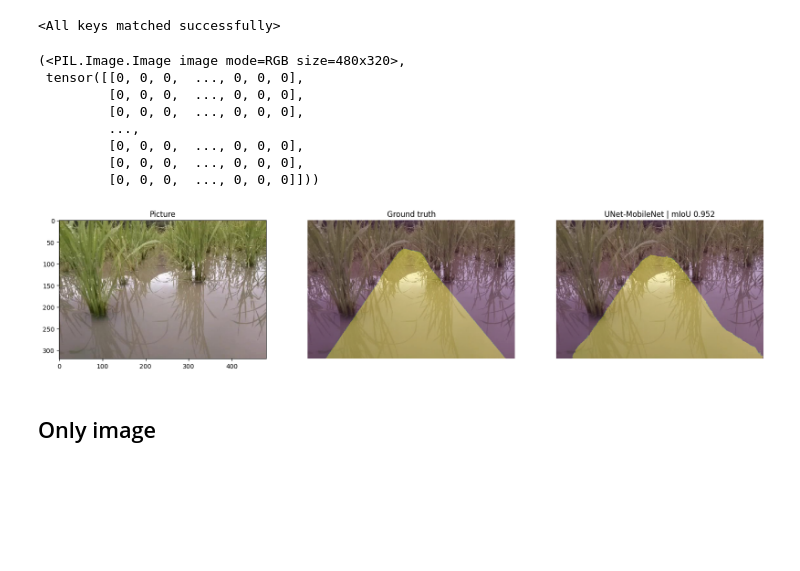
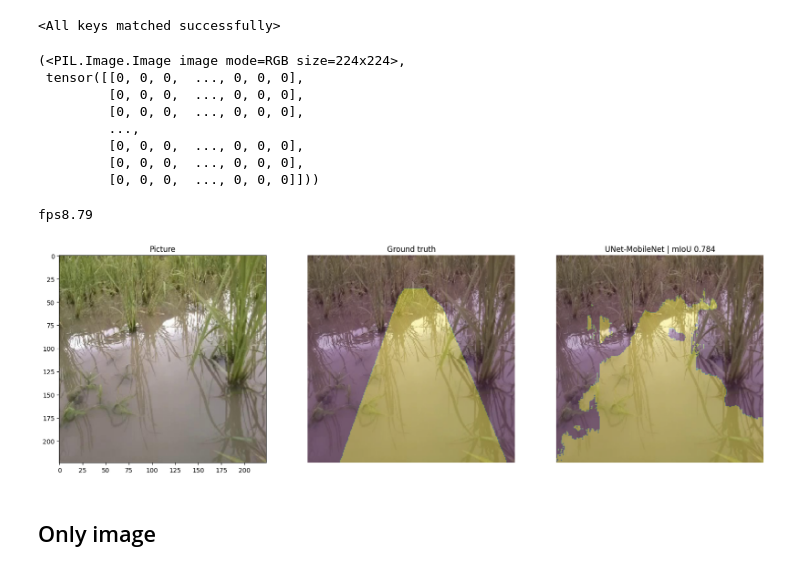
Before and after one commit to Kentaro-Machida/oyone_waterlane_detection, a Jupyter notebook: src/UNet.ipynb, the cells around one changed output. Drawn from its saved outputs; the diff is of its cells as text; code cells hidden in the pictures; blank space fills up the shorter version.

```diff
--- a/src/UNet.ipynb
+++ b/src/UNet.ipynb
@@ -33,11 +33,13 @@ device = torch.device("cuda" if torch.cuda.is_available() else "cpu")
 # %% [markdown]
 ## 前処理
 # %%
-IMAGE_PATH = '../processed_data/voc_datasets/400_dataset_voc/JPEGImages/'
+IMAGE_PATH = '../processed_data/voc_datasets/956_dataset_voc/JPEGImages/'
 TEST_IMAGE_PATH = '../processed_data/voc_datasets/test_dataset_voc/JPEGImages/'
-MASK_PATH = '../processed_data/voc_datasets/400_dataset_voc/SegmentationClassPNG/'
+MASK_PATH = '../processed_data/voc_datasets/956_dataset_voc/SegmentationClassPNG/'
 TEST_MASK_PATH = '../processed_data/voc_datasets/test_dataset_voc/SegmentationClassPNG/'
 SAVE_MODEL_DIR = '../trained_models'
+
+RANDOM_STATE = 42
 # %%
 def create_df(path):
     name = []
@@ -52,5 +54,6 @@ df_test = create_df(TEST_IMAGE_PATH)
 print('Total Images: ', len(df))
 print('Total Test Images: ', len(df_test))
 df = df.sort_values('id')
+df = df.sample(frac=1, random_state=RANDOM_STATE)
 df
 # %% [output]
@@ -203,8 +206,10 @@ class WaterLaneDataset(Dataset):
 # %%
 mean = [0.485, 0.456, 0.406]
 std = [0.229, 0.224, 0.225]
-WIDTH = 480
-HEIGHT = 320
+# WIDTH = 480
+# HEIGHT = 320
+WIDTH = 224
+HEIGHT = 224
 
 # 学習データのDataAugmentation
 t_train = A.Compose([A.Resize(HEIGHT, WIDTH),
@@ -533,7 +567,7 @@ class WaterLaneTestDataset(Dataset):
 
         return img, mask
 # %%
-STATE_DICT_PATH = '../trained_models/400_dataset/Unet-Mobilenet_v2_mIoU-0.939.pt'
+STATE_DICT_PATH = '../trained_models/956_dataset/Unet-Mobilenet_v2_mIoU-0.939.pt'
 
 model = smp.Unet(
     'mobilenet_v2',
@@ -551,7 +585,7 @@ t_test = A.Resize(HEIGHT,WIDTH, interpolation=cv2.INTER_NEAREST)
 test_set = WaterLaneTestDataset(TEST_IMAGE_PATH, TEST_MASK_PATH, df_test, transform=t_test)
 test_set.__getitem__(0)
 # %% [output]
-(<PIL.Image.Image image mode=RGB size=480x320>,
+(<PIL.Image.Image image mode=RGB size=224x224>,
  tensor([[0, 0, 0,  ..., 0, 0, 0],
          [0, 0, 0,  ..., 0, 0, 0],
          [0, 0, 0,  ..., 0, 0, 0],
@@ -594,23 +628,27 @@ def predict_image_mask_pixel(model, image, mask, mean=[0.485, 0.456, 0.406], std
         masked = masked.cpu().squeeze(0)  # バッチ次元を削除
     return masked, acc
 # %%
-image, mask = test_set[82]
+image, mask = test_set[36]
+start = time.time()  # 計算時間
 pred_mask, score = predict_image_mask_miou(model, image, mask)
+end  = time.time()  # 計算時間
 fig, (ax1, ax2, ax3) = plt.subplots(1,3, figsize=(20,10))
 ax1.imshow(image)
 ax1.set_title('Picture')
 
 ax2.imshow(image)
 ax2.imshow(mask, alpha=0.3)
 ax2.set_title('Ground truth')
 ax2.set_axis_off()
 
 ax3.imshow(image)
 ax3.imshow(pred_mask, alpha=0.3)
 ax3.set_title('UNet-MobileNet | mIoU {:.3f}'.format(score))
 ax3.set_axis_off()
+print('fps{}'.format(str(np.round(1/(end - start), 2))))
 # %% [output]
+fps8.79
-[figure, old version]
+[figure, new version]
 # %% [markdown]
 ## Only image
 # %%
```
Also changed, not shown: parts of 10 cells of this notebook.
